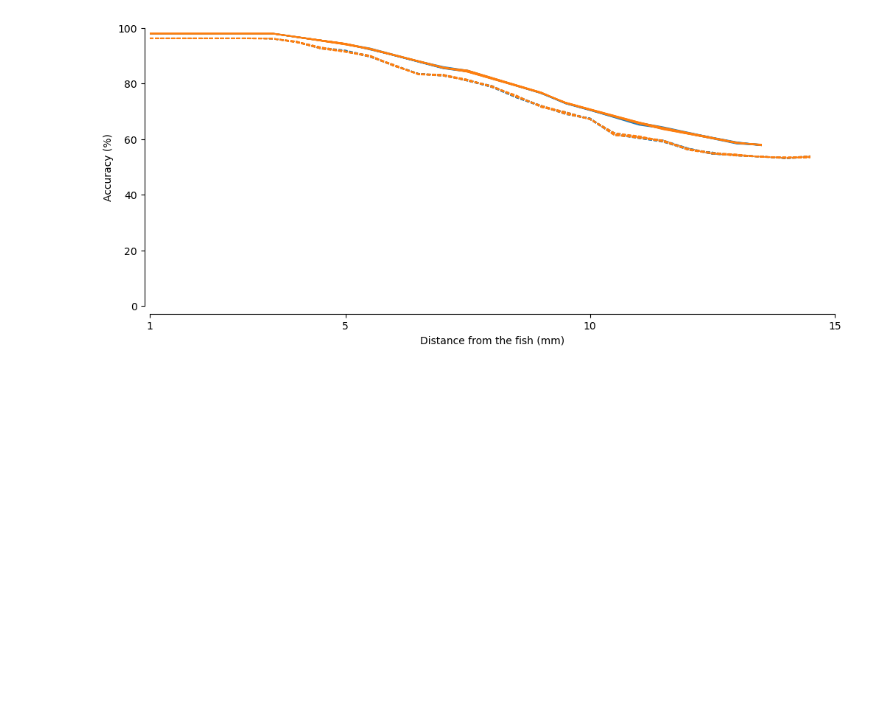
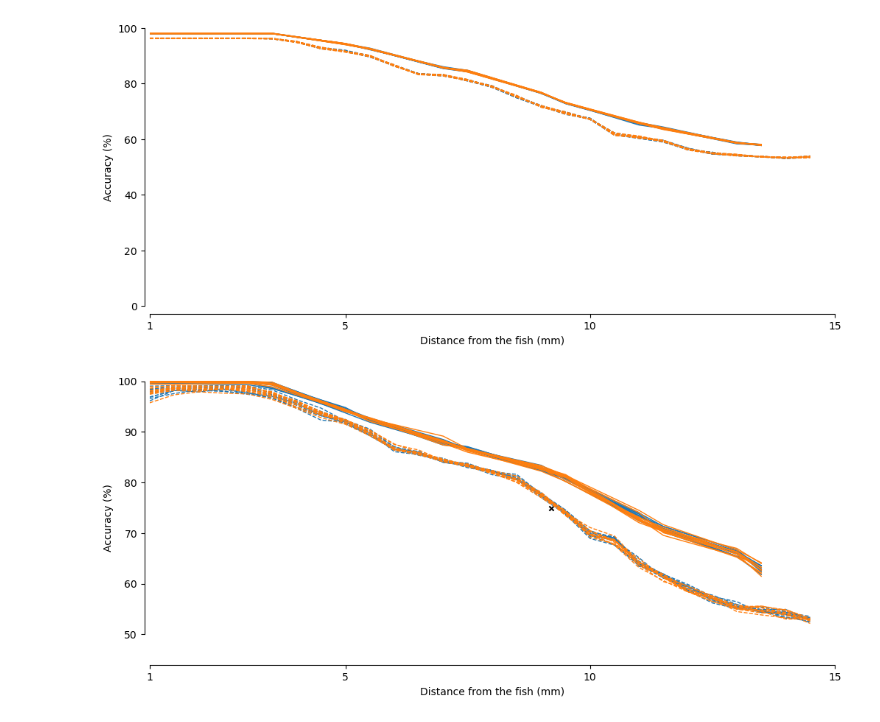
Before and after one commit to DenisTurcu/efish-characterization, a Jupyter notebook: paper-reviews-replies/discrimination-task-detection-noise-threshold.ipynb, the cells around one changed output. Drawn from its saved outputs; the diff is of its cells as text; code cells hidden in the pictures; blank space fills up the shorter version.

Commit message:
electric image input figures

```diff
--- a/paper-reviews-replies/discrimination-task-detection-noise-threshold.ipynb
+++ b/paper-reviews-replies/discrimination-task-detection-noise-threshold.ipynb
@@ -318,3 +323,17 @@ plt.ylabel("Accuracy (%)")
 plt.show()
 # %% [output]
 [figure]
+# %%
+plt.figure(figsize=(12,5))
+models.apply(plot_psychometric_curves, axis=1)
+plt.ylim(45,101)
+plt.xlim(1,15)
+plt.xticks([1, 5, 10, 15])
+sns.despine(offset=5, trim=True)
+plt.xlabel("Distance from the fish (mm)")
+plt.ylabel("Accuracy (%)")
+plt.scatter([9.2], [75], marker='x', s=20, c='k')
+plt.savefig("noise-amount.svg")
+plt.show()
+# %% [output]
+[figure, added]
```
Also changed, not shown: parts of 13 cells of this notebook.
